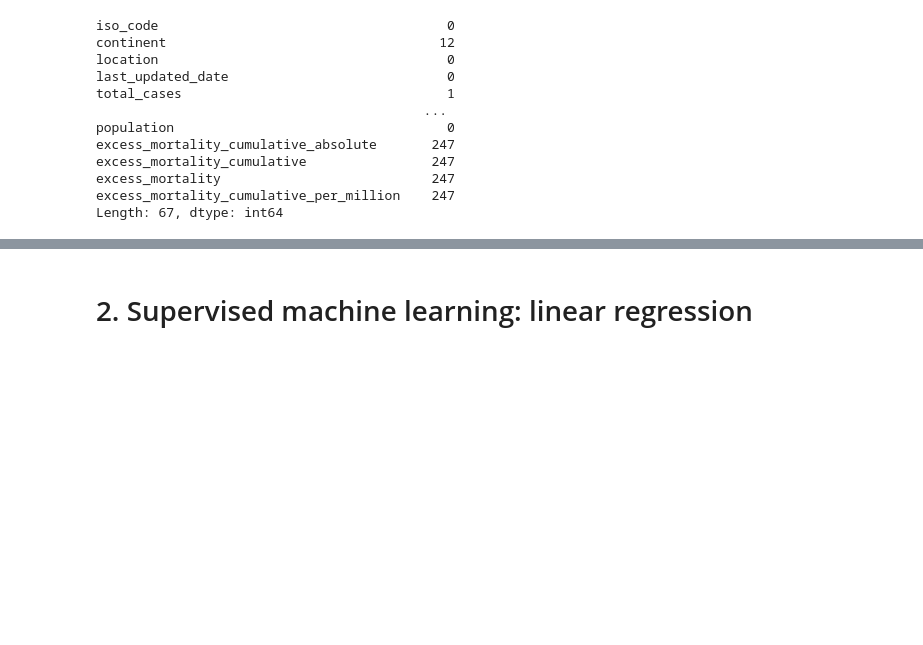
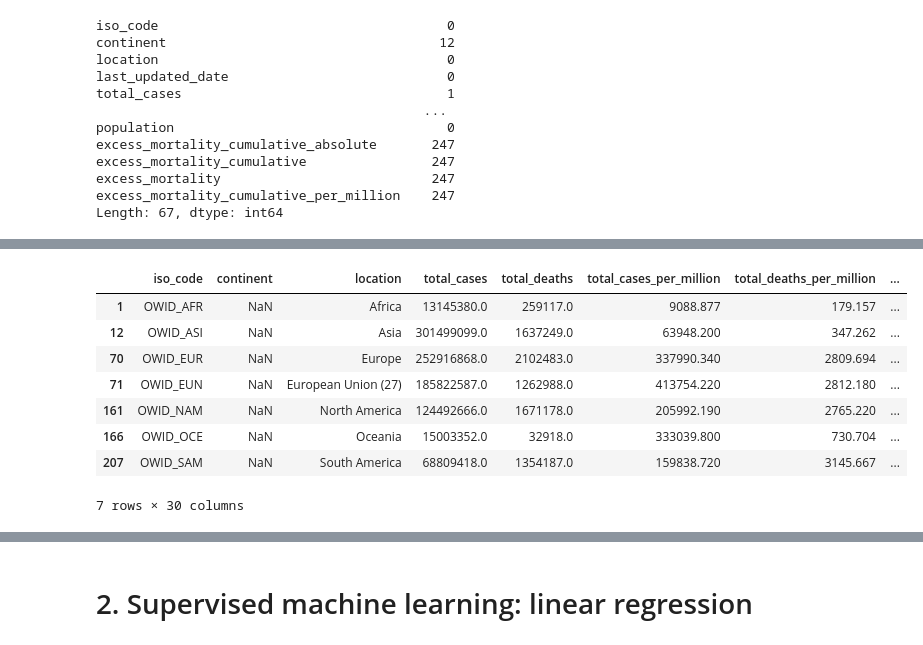
Before and after one commit to Juvenaawh/BI-Group7, a Jupyter notebook: MP3/Covid-MP3.ipynb, the cells around one changed output, grey strips where cells are left out. Drawn from its saved outputs; the diff is of its cells as text; code cells hidden in the pictures; blank space fills up the shorter version.

```diff
--- a/MP3/Covid-MP3.ipynb
+++ b/MP3/Covid-MP3.ipynb
@@ -186,0 +268,17 @@ Length: 67, dtype: int64
+# %%
+# before removing iso_code column, we want to secure OWID fields, because it could be relevant data
+rows_to_secure = ["OWID_AFR", "OWID_ASI", "OWID_EUR", "OWID_EUN", "OWID_NAM", "OWID_OCE", "OWID_SAM"]
+df_continents = df_covid[df_covid["iso_code"].isin(rows_to_secure)]
+# %%
+# check
+df_continents
+# %% [output]
+|  | iso_code | continent | location | total_cases | total_deaths | total_cases_per_million | total_deaths_per_million | ... |
+| 1 | OWID_AFR | NaN | Africa | 13145380.0 | 259117.0 | 9088.877 | 179.157 | ... |
+| 12 | OWID_ASI | NaN | Asia | 301499099.0 | 1637249.0 | 63948.200 | 347.262 | ... |
+| 70 | OWID_EUR | NaN | Europe | 252916868.0 | 2102483.0 | 337990.340 | 2809.694 | ... |
+| 71 | OWID_EUN | NaN | European Union (27) | 185822587.0 | 1262988.0 | 413754.220 | 2812.180 | ... |
+| 161 | OWID_NAM | NaN | North America | 124492666.0 | 1671178.0 | 205992.190 | 2765.220 | ... |
+| 166 | OWID_OCE | NaN | Oceania | 15003352.0 | 32918.0 | 333039.800 | 730.704 | ... |
+| 207 | OWID_SAM | NaN | South America | 68809418.0 | 1354187.0 | 159838.720 | 3145.667 | ... |
+7 rows × 30 columns
```
Also changed, not shown: parts of 18 cells of this notebook.
